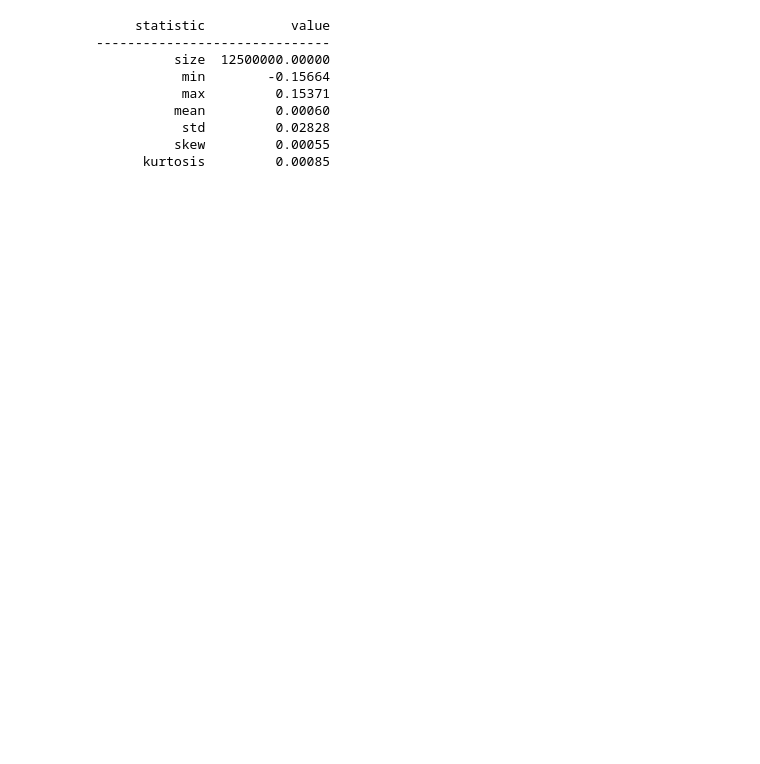
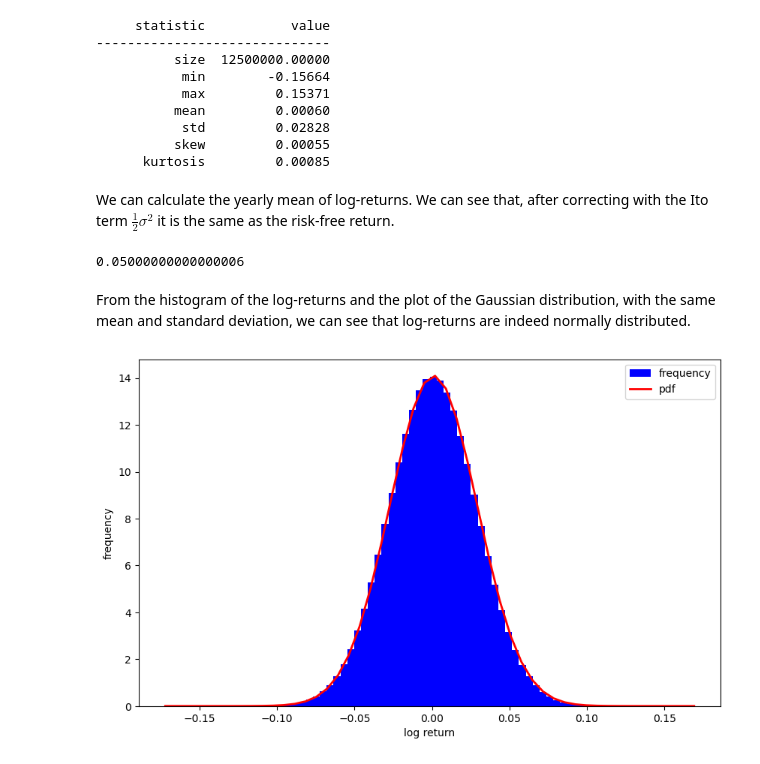
Before and after one commit to luigiselmi/finstat, a Jupyter notebook: hilpisch/ch13_statistics.ipynb, the cells around one changed output. Cells and saved outputs as stored; diff of their text form; code cells hidden in the pictures; blank space fills up the shorter version.

```diff
--- a/hilpisch/ch13_statistics.ipynb
+++ b/hilpisch/ch13_statistics.ipynb
@@ -148,0 +148,20 @@ plt.ylabel('frequency')
+# %% [markdown]
+We can calculate the yearly mean of log-returns. We can see that, after correcting with the Ito term $\frac{1}{2} \sigma^2$  it is the same as the risk-free return.
+# %%
+yearly_mean_log_return = log_returns.mean() * M + 0.5 * sigma ** 2
+yearly_mean_log_return
+# %% [output]
+0.05000000000000006
+# %% [markdown]
+From the histogram of the log-returns and the plot of the Gaussian distribution, with the same mean and standard deviation, we can see that log-returns are indeed normally distributed.
+# %%
+plt.figure(figsize=(10, 6))
+plt.hist(log_returns.flatten(), bins=70, density=True,
+label='frequency', color='b')
+plt.xlabel('log return')
+plt.ylabel('frequency')
+x = np.linspace(plt.axis()[0], plt.axis()[1])
+plt.plot(x, scs.norm.pdf(x, loc=r / M, scale=sigma / np.sqrt(M)), 'r', lw=2.0, label='pdf')
+plt.legend();
+# %% [output]
+[figure, added]
```
Also changed, not shown: parts of 30 cells of this notebook.
